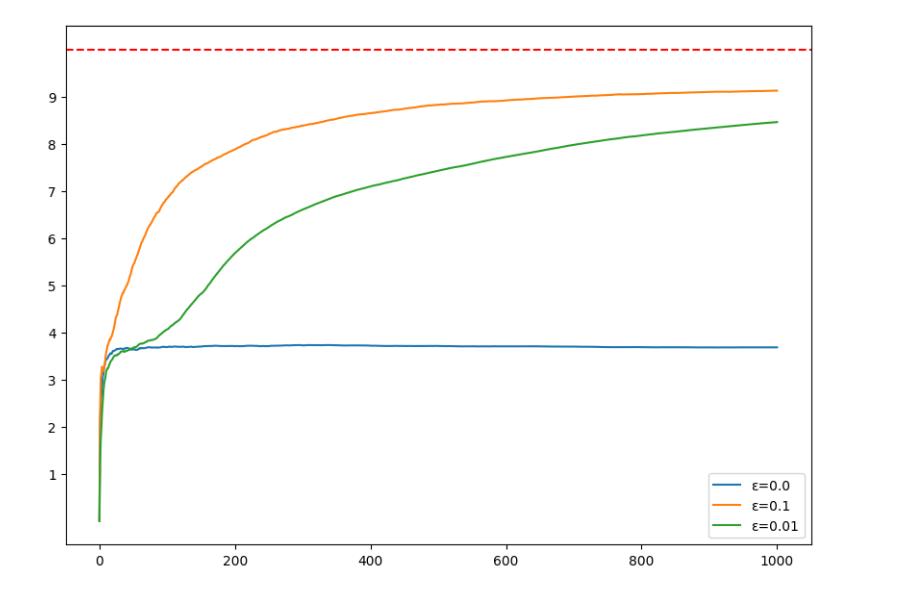
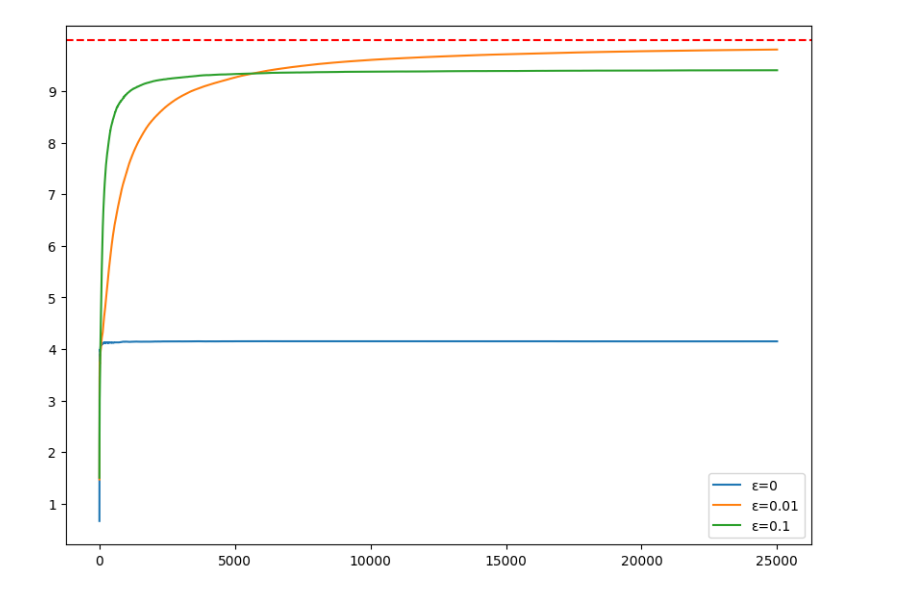
Before and after one commit to davidklm/k-armed-bandit, a Jupyter notebook: k_armed_bandit_action_value.ipynb, the cells around one changed output. Saved outputs shown, nothing was run; the diff lists cells and outputs as text; code cells hidden in the pictures.

Commit message:
increase run counts and steps, add qvalue bar graph

```diff
--- a/k_armed_bandit_action_value.ipynb
+++ b/k_armed_bandit_action_value.ipynb
@@ -37,35 +37,45 @@ class Bandit:
             # update average value of action
             self.q_values[a] += (r - self.q_values[a]) / self.action_counts[a]
 
-        return rewards_history
+        return rewards_history, self.q_values
 # %%
-N = 1000
+N = 25000  # steps
+RUN_COUNT = 20  # runs count of bandit algo
 x = np.linspace(0, N, N)
 ground_truth = np.array([1, 10, 2, 3, 7, 6, 4, 6, 2, 1])
+arms_count = len(ground_truth)
 
 fig = plt.figure(figsize=(10, 7))
+qvalues_by_epsilon = []
 
-for epsilon in [0.0, 0.1, 0.01]:
+epsilons = [0, 0.01, 0.1]
+for epsilon in epsilons:
     run_rewards = []
-    for run_count in range(10):  # reduce noise
+    qvalues = []
+    for _ in range(RUN_COUNT):  # reduce noise
         b = Bandit(ground_truth, epsilon)
-        run_rewards.append(b.launch(N))
+        r, q = b.launch(N)
+        run_rewards.append(r)
+        qvalues.append(q)
 
-    averaged_rewards = np.full(N, 0.0)
+    averaged_rewards = np.zeros(N)
+    averaged_qvalues = np.zeros(arms_count)
 
-    for r in run_rewards:
-        averaged_rewards += r
+    for i in range(RUN_COUNT):
+        averaged_rewards += run_rewards[i]
+        averaged_qvalues += qvalues[i]
 
     averaged_rewards /= len(run_rewards)
+    averaged_qvalues /= len(qvalues)
+    qvalues_by_epsilon.append(averaged_qvalues)
 
-    averaged_rewards[0] = 0.0
     plt.plot(x, averaged_rewards, label=f'ε={epsilon}')
 
 max_exp = max(ground_truth)
-
 plt.axhline(y=max_exp, color='r', linestyle='--')
 plt.yticks(np.arange(min(ground_truth), max_exp, 1))
+
 plt.legend()
 plt.show()
 # %% [output]
-[figure, old version]
+[figure, new version]
```
Also changed, not shown: parts of 1 cell of this notebook.
